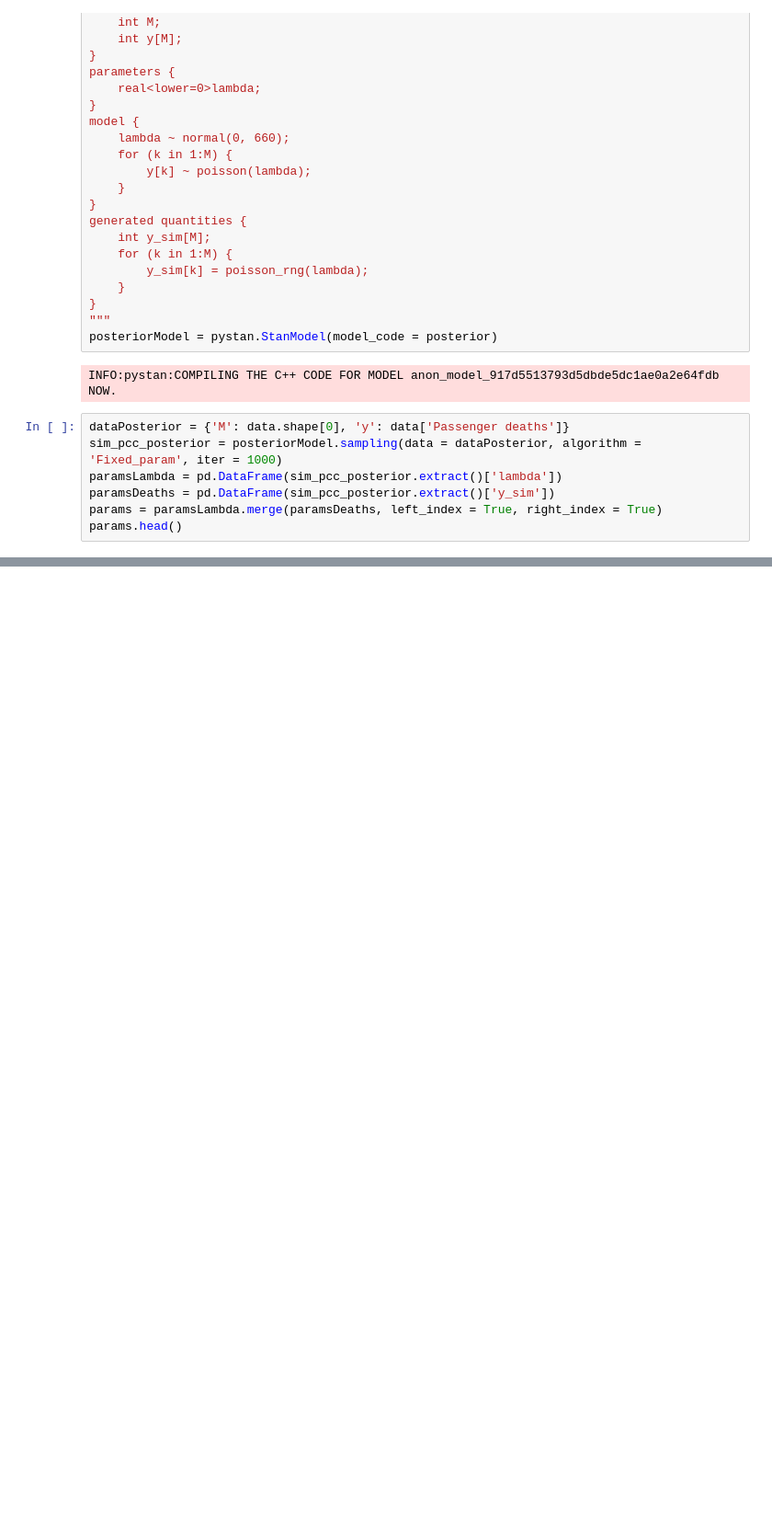
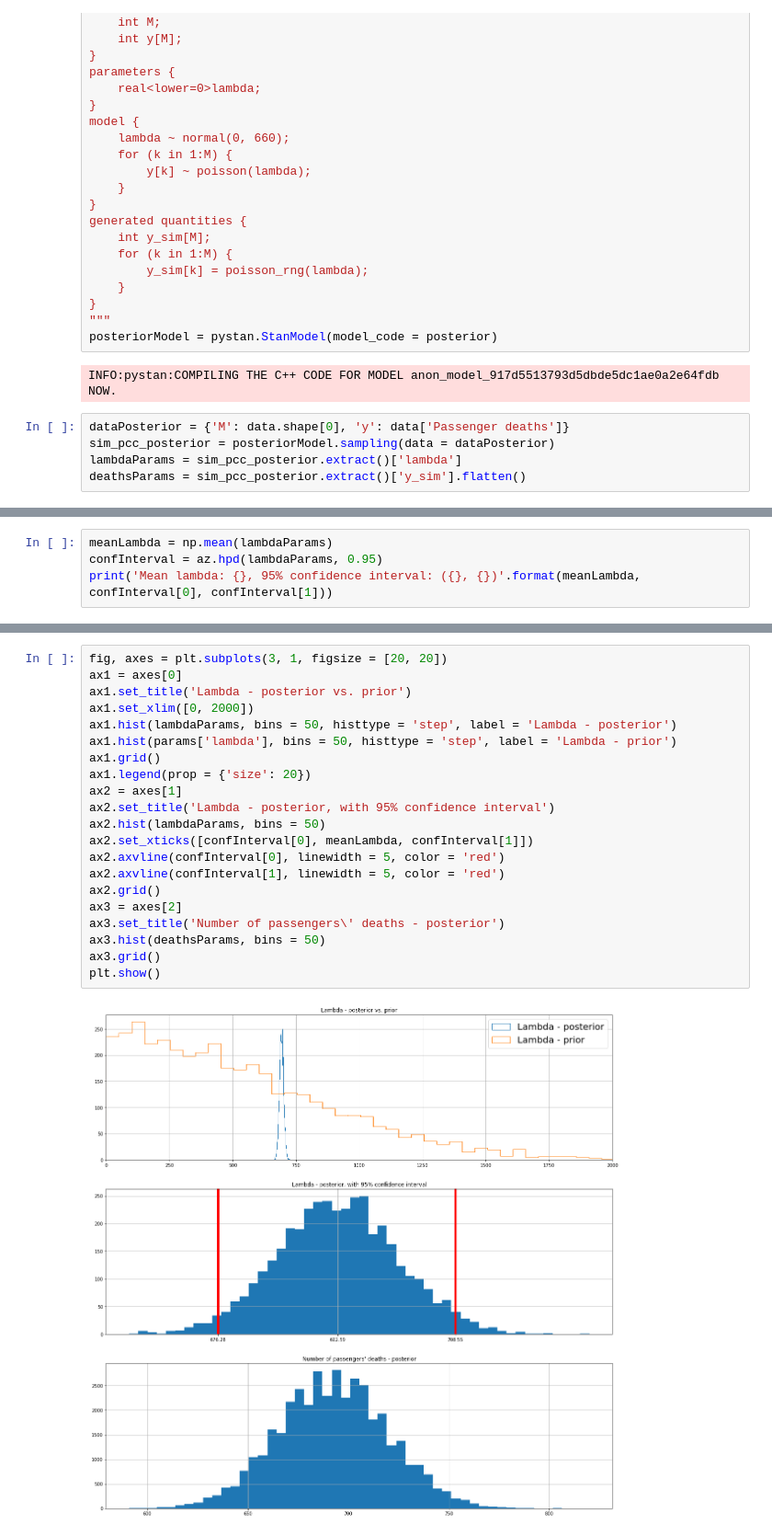
Before and after one commit to lukaszex/DA-Lukasz-Kozuszek, a Jupyter notebook: lab4_1.ipynb, the cells around one changed output, grey strips where cells are left out. Shown at 92% size. Drawn from its saved outputs; the diff is of its cells as text; blank space fills up the shorter version.

```diff
--- a/lab4_1.ipynb
+++ b/lab4_1.ipynb
@@ -138,8 +138,6 @@ posteriorModel = pystan.StanModel(model_code = posterior)
 INFO:pystan:COMPILING THE C++ CODE FOR MODEL anon_model_917d5513793d5dbde5dc1ae0a2e64fdb NOW.
 # %%
 dataPosterior = {'M': data.shape[0], 'y': data['Passenger deaths']}
-sim_pcc_posterior = posteriorModel.sampling(data = dataPosterior, algorithm = 'Fixed_param', iter = 1000)
-paramsLambda = pd.DataFrame(sim_pcc_posterior.extract()['lambda'])
-paramsDeaths = pd.DataFrame(sim_pcc_posterior.extract()['y_sim'])
-params = paramsLambda.merge(paramsDeaths, left_index = True, right_index = True)
-params.head()
+sim_pcc_posterior = posteriorModel.sampling(data = dataPosterior)
+lambdaParams = sim_pcc_posterior.extract()['lambda']
+deathsParams = sim_pcc_posterior.extract()['y_sim'].flatten()
@@ -153,0 +144,4 @@ WARNING:pystan:`warmup=0` forced with `algorithm="Fixed_param"`.
+# %%
+meanLambda = np.mean(lambdaParams)
+confInterval = az.hpd(lambdaParams, 0.95)
+print('Mean lambda: {}, 95% confidence interval: ({}, {})'.format(meanLambda, confInterval[0], confInterval[1]))
@@ -153,0 +150,23 @@ WARNING:pystan:`warmup=0` forced with `algorithm="Fixed_param"`.
+# %%
+fig, axes = plt.subplots(3, 1, figsize = [20, 20])
+ax1 = axes[0]
+ax1.set_title('Lambda - posterior vs. prior')
+ax1.set_xlim([0, 2000])
+ax1.hist(lambdaParams, bins = 50, histtype = 'step', label = 'Lambda - posterior')
+ax1.hist(params['lambda'], bins = 50, histtype = 'step', label = 'Lambda - prior')
+ax1.grid()
+ax1.legend(prop = {'size': 20})
+ax2 = axes[1]
+ax2.set_title('Lambda - posterior, with 95% confidence interval')
+ax2.hist(lambdaParams, bins = 50)
+ax2.set_xticks([confInterval[0], meanLambda, confInterval[1]])
+ax2.axvline(confInterval[0], linewidth = 5, color = 'red')
+ax2.axvline(confInterval[1], linewidth = 5, color = 'red')
+ax2.grid()
+ax3 = axes[2]
+ax3.set_title('Number of passengers\' deaths - posterior')
+ax3.hist(deathsParams, bins = 50)
+ax3.grid()
+plt.show()
+# %% [output]
+[figure, added]
```
Also changed, not shown: parts of 4 cells of this notebook.
